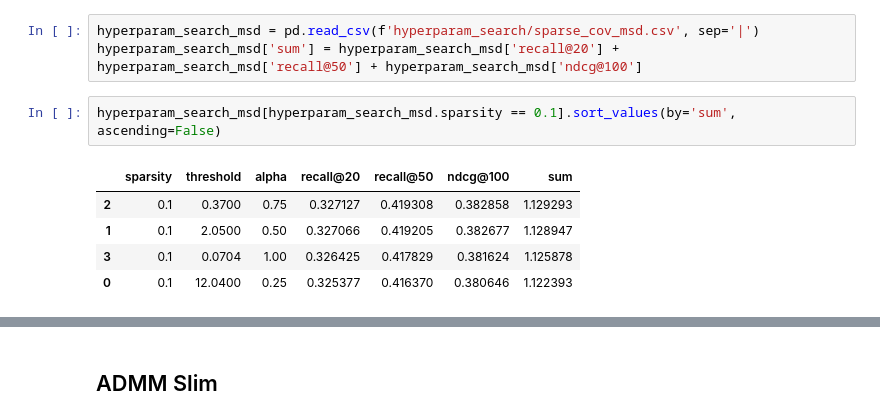
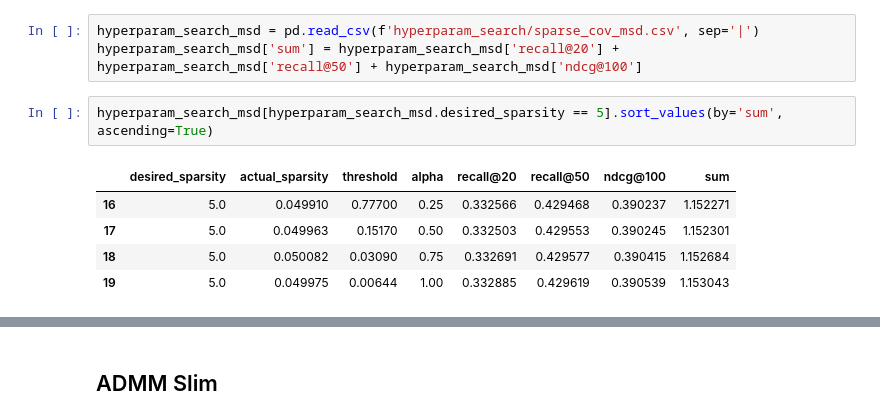
Before and after one commit to moritzp23/ModsemCollaborativeFiltering, a Jupyter notebook: benchmark_summary.ipynb, the cells around one changed output, grey strips where cells are left out. Cells and saved outputs as stored; diff of their text form.

```diff
--- a/benchmark_summary.ipynb
+++ b/benchmark_summary.ipynb
@@ -1182,13 +2114,13 @@ results_sparsecov_netflix
 hyperparam_search_msd = pd.read_csv(f'hyperparam_search/sparse_cov_msd.csv', sep='|')
 hyperparam_search_msd['sum'] = hyperparam_search_msd['recall@20'] + hyperparam_search_msd['recall@50'] + hyperparam_search_msd['ndcg@100']
 # %%
-hyperparam_search_msd[hyperparam_search_msd.sparsity == 0.1].sort_values(by='sum', ascending=False)
+hyperparam_search_msd[hyperparam_search_msd.desired_sparsity == 5].sort_values(by='sum', ascending=True)
 # %% [output]
-|  | sparsity | threshold | alpha | recall@20 | recall@50 | ndcg@100 | sum |
-| 2 | 0.1 | 0.3700 | 0.75 | 0.327127 | 0.419308 | 0.382858 | 1.129293 |
-| 1 | 0.1 | 2.0500 | 0.50 | 0.327066 | 0.419205 | 0.382677 | 1.128947 |
-| 3 | 0.1 | 0.0704 | 1.00 | 0.326425 | 0.417829 | 0.381624 | 1.125878 |
-| 0 | 0.1 | 12.0400 | 0.25 | 0.325377 | 0.416370 | 0.380646 | 1.122393 |
+|  | desired_sparsity | actual_sparsity | threshold | alpha | recall@20 | recall@50 | ndcg@100 | sum |
+| 16 | 5.0 | 0.049910 | 0.77700 | 0.25 | 0.332566 | 0.429468 | 0.390237 | 1.152271 |
+| 17 | 5.0 | 0.049963 | 0.15170 | 0.50 | 0.332503 | 0.429553 | 0.390245 | 1.152301 |
+| 18 | 5.0 | 0.050082 | 0.03090 | 0.75 | 0.332691 | 0.429577 | 0.390415 | 1.152684 |
+| 19 | 5.0 | 0.049975 | 0.00644 | 1.00 | 0.332885 | 0.429619 | 0.390539 | 1.153043 |
 # %%
 sparsity_threshold_msd = {0.1: [0.37, 0.75],
                           0.5: [0.609, 0.50],
```
Also changed, not shown: parts of 214 cells of this notebook, 1 other file.
